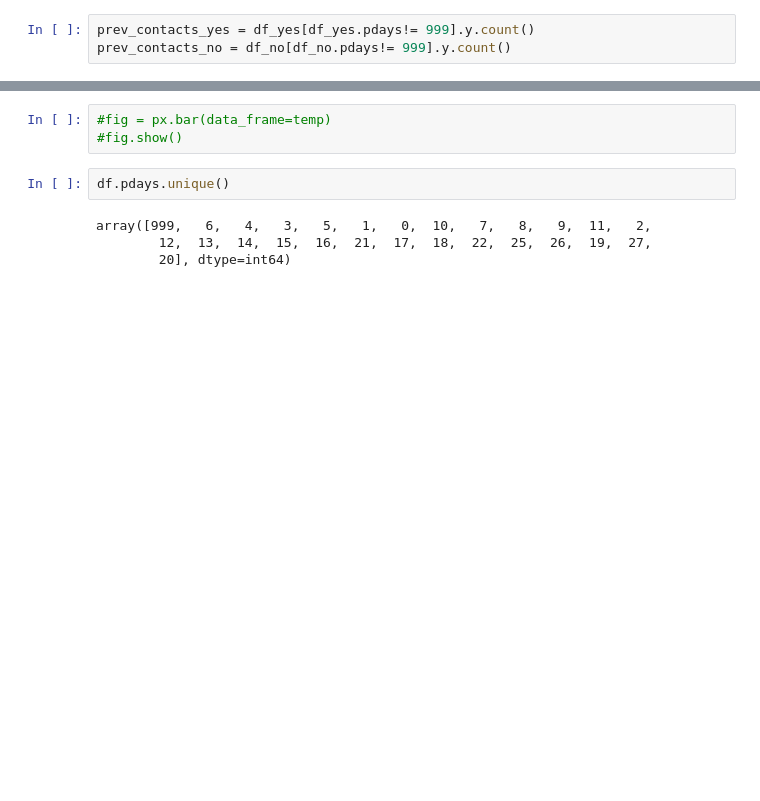
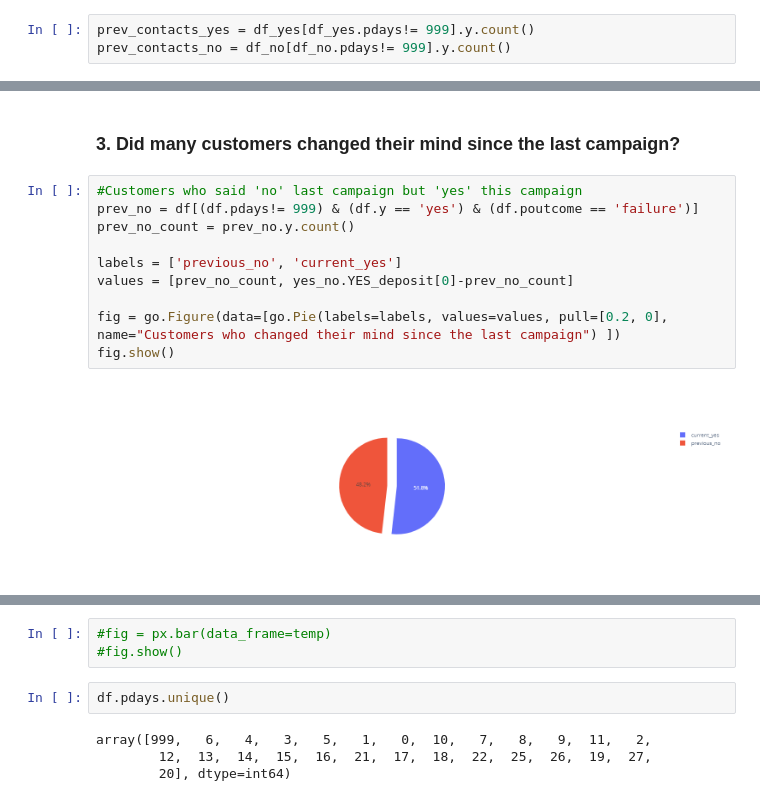
Before and after one commit to o-sapov/data_science_course-mlgraz, a Jupyter notebook: notebooks/eda.ipynb, the cells around one changed output, grey strips where cells are left out. Drawn from its saved outputs; the diff is of its cells as text; blank space fills up the shorter version.

```diff
--- a/notebooks/eda.ipynb
+++ b/notebooks/eda.ipynb
@@ -94,0 +96,14 @@ From the pie chart above we see that the number of the customers who previously
+# %% [markdown]
+### 3. Did many customers changed their mind since the last campaign?
+# %%
+#Customers who said 'no' last campaign but 'yes' this campaign
+prev_no = df[(df.pdays!= 999) & (df.y == 'yes') & (df.poutcome == 'failure')]
+prev_no_count = prev_no.y.count()
+
+labels = ['previous_no', 'current_yes']
+values = [prev_no_count, yes_no.YES_deposit[0]-prev_no_count]
+
+fig = go.Figure(data=[go.Pie(labels=labels, values=values, pull=[0.2, 0], name="Customers who changed their mind since the last campaign") ])
+fig.show()
+# %% [output]
+[figure, added]
```
Also changed, not shown: parts of 14 cells of this notebook.
